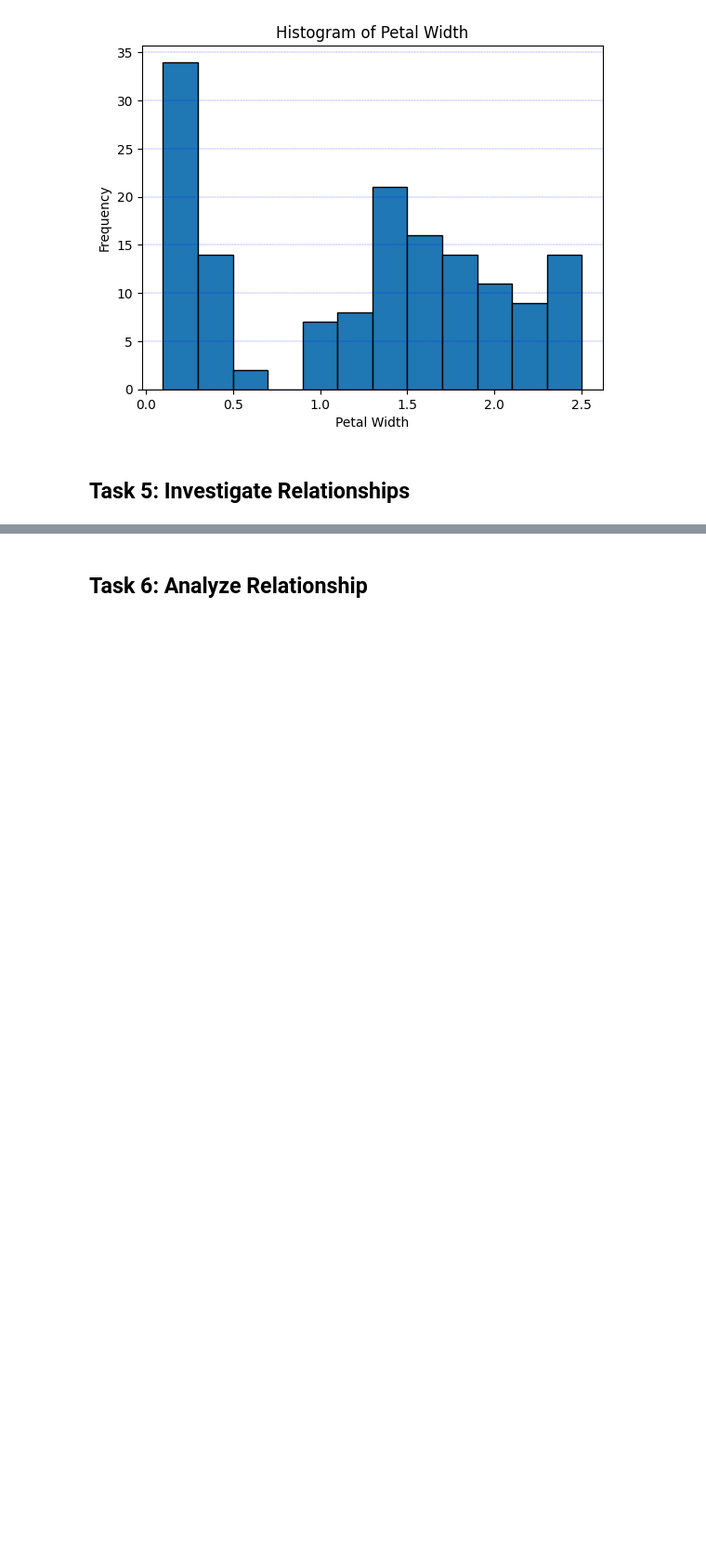
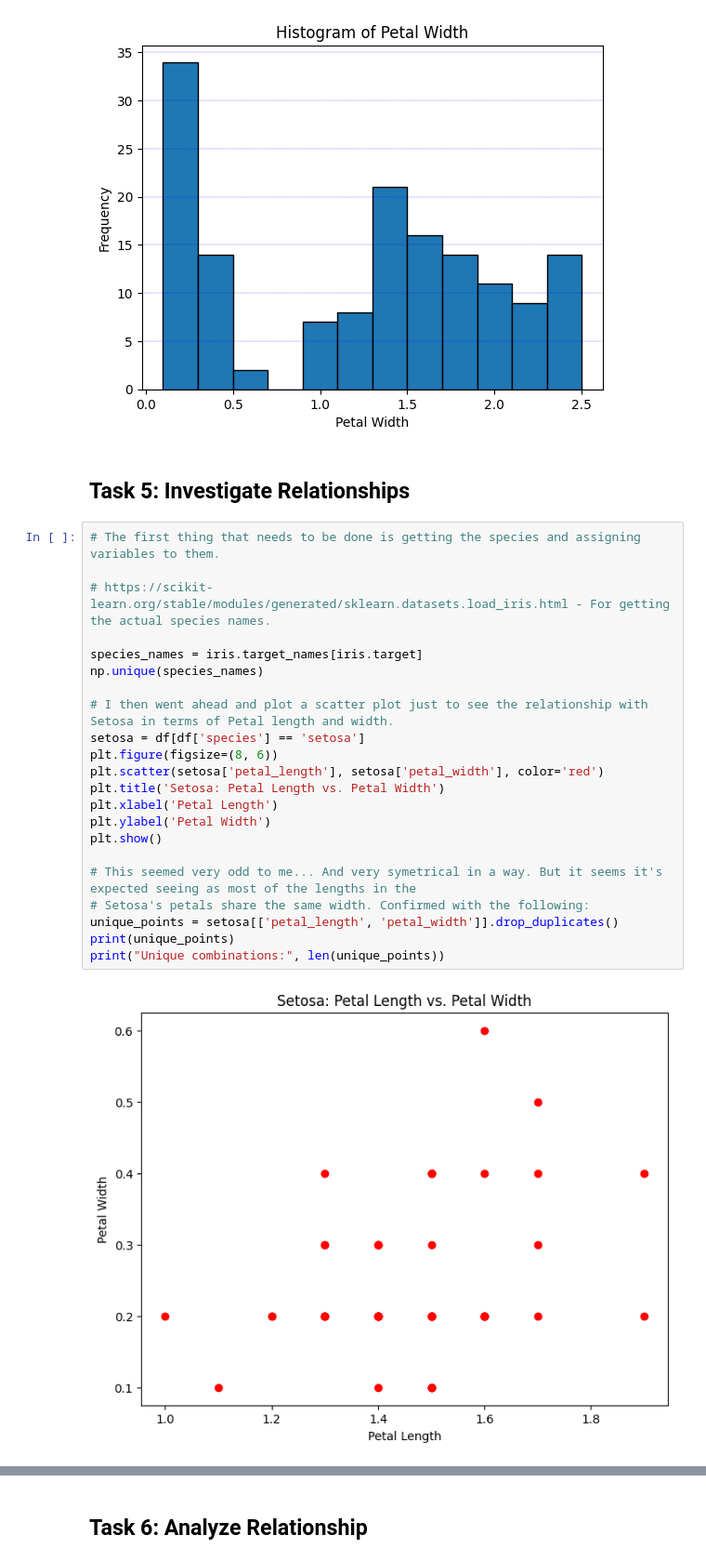
Before and after one commit to LoicBagnoud/principles_of_data_analytics, a Jupyter notebook: tasks.ipynb, the cells around one changed output, grey strips where cells are left out. Shown at 93% size. Drawn from its saved outputs; the diff is of its cells as text; blank space fills up the shorter version.

Commit message:
Task 5 first draft

```diff
--- a/tasks.ipynb
+++ b/tasks.ipynb
@@ -230,3 +235,27 @@ plt.show()
 [figure]
 # %% [markdown]
 ## Task 5: Investigate Relationships
+# %%
+# The first thing that needs to be done is getting the species and assigning variables to them.
+
+# https://scikit-learn.org/stable/modules/generated/sklearn.datasets.load_iris.html - For getting the actual species names.
+
+species_names = iris.target_names[iris.target]
+np.unique(species_names)
+
+# I then went ahead and plot a scatter plot just to see the relationship with Setosa in terms of Petal length and width.
+setosa = df[df['species'] == 'setosa']
+plt.figure(figsize=(8, 6))
+plt.scatter(setosa['petal_length'], setosa['petal_width'], color='red')
+plt.title('Setosa: Petal Length vs. Petal Width')
+plt.xlabel('Petal Length')
+plt.ylabel('Petal Width')
+plt.show()
+
+# This seemed very odd to me... And very symetrical in a way. But it seems it's expected seeing as most of the lengths in the
+# Setosa's petals share the same width. Confirmed with the following:
+unique_points = setosa[['petal_length', 'petal_width']].drop_duplicates()
+print(unique_points)
+print("Unique combinations:", len(unique_points))
+# %% [output]
+[figure, added]
```
Also changed, not shown: parts of 3 cells of this notebook, 1 other file.
